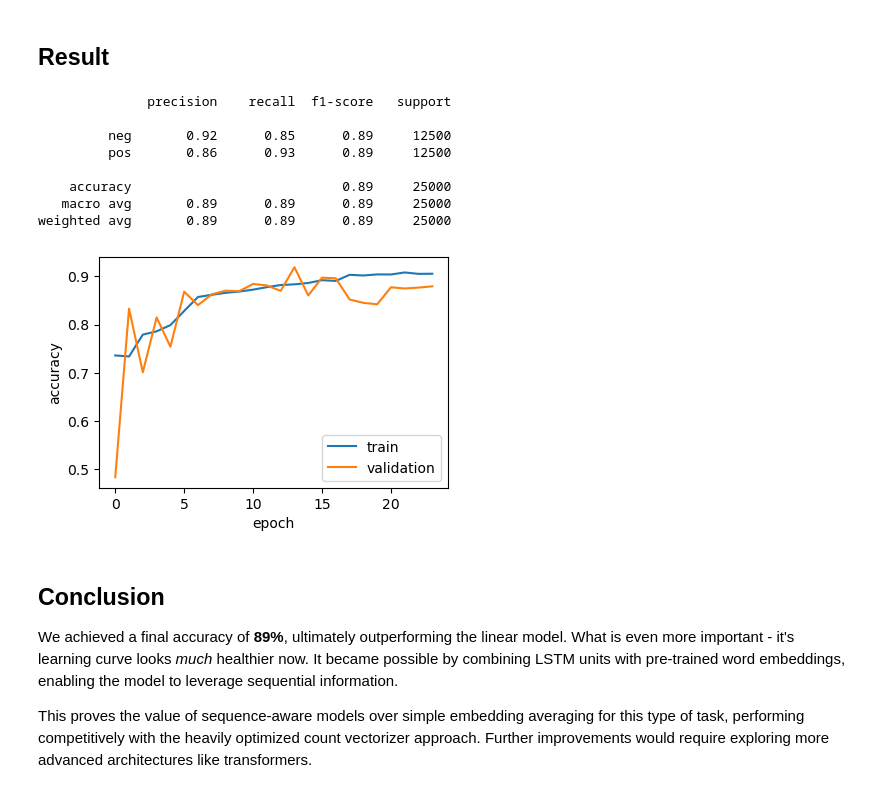
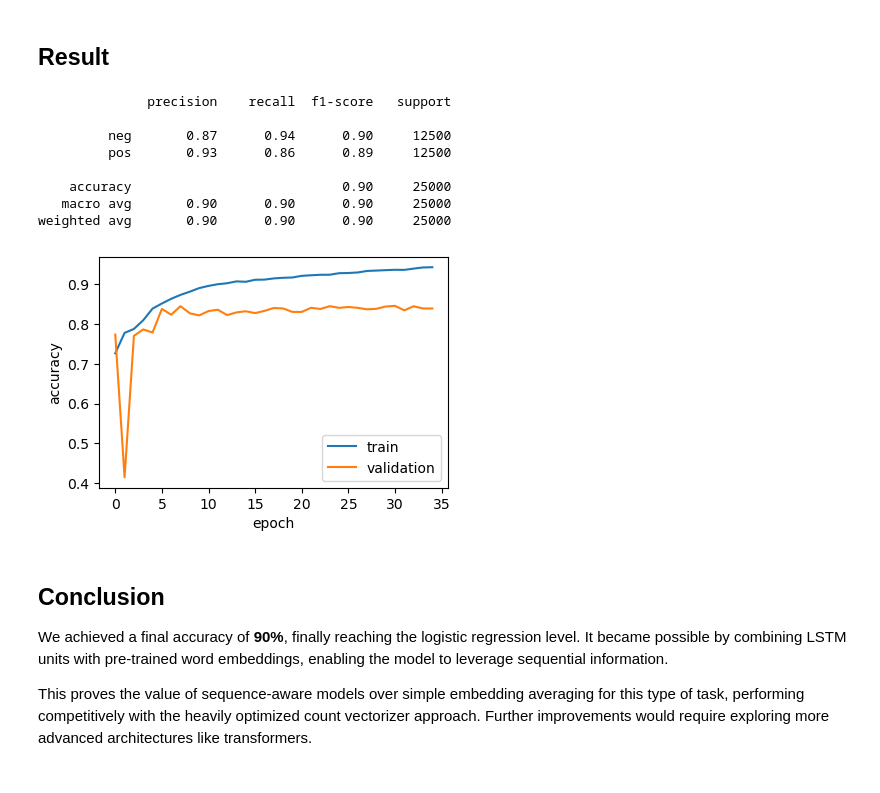
Before and after one commit to sweetpalma/mle, a Jupyter notebook: sentiment/04-lstm.ipynb, the cells around one changed output. Cells and saved outputs as stored; diff of their text form; code cells hidden in the pictures.

```diff
--- a/sentiment/04-lstm.ipynb
+++ b/sentiment/04-lstm.ipynb
@@ -117,17 +112,19 @@ from tensorflow.keras import layers, Sequential
 num_classes = len(class_names)
 set_random_seed(0)
 
+embedding = layers.Embedding(
+    weights=[embedding_matrix],
+    input_dim=embedding_matrix_shape[0],
+    output_dim=embedding_matrix_shape[1],
+    trainable=False,
+)
+
 model = Sequential([
     layers.Input(shape=(max_seq,)),
-    layers.Embedding(
-        weights=[embedding_matrix],
-        input_dim=embedding_matrix_shape[0],
-        output_dim=embedding_matrix_shape[1],
-        trainable=False,
-    ),
-    layers.Dropout(0.5),
-    layers.Bidirectional(layers.LSTM(256, dropout=0.2)),
-    layers.Dropout(0.5),
+    embedding,
+    layers.SpatialDropout1D(0.2),
+    layers.Bidirectional(layers.LSTM(128, dropout=0.3)),
+    layers.Dropout(0.45),
     layers.Dense(num_classes, activation='softmax'),
 ])
 
@@ -168,6 +159,6 @@ Now, let's compile and train our final model. This time we might start using the
 # %%
 from tensorflow import device
 with device('/GPU'):
-    model.compile(optimizer=optimizer, loss='categorical_crossentropy', metrics=['accuracy'])
-    history = model.fit(x_train, y_train_encoded, epochs=25, batch_size=64, callbacks=callbacks, validation_split=0.2)
+    model.compile(optimizer=optimizer, loss='sparse_categorical_crossentropy', metrics=['accuracy'])
+    history_base = model.fit(x_train, y_train, epochs=10, batch_size=64, validation_split=0.2)
 # %% [output]
@@ -190,0 +187,3 @@ Epoch 24/25
+# %%
+embedding.trainable = True
+optimizer = Adam(learning_rate=0.00002)
@@ -190,0 +192,4 @@ Epoch 24/25
+# %%
+with device('/GPU'):
+    model.compile(optimizer=optimizer, loss='sparse_categorical_crossentropy', metrics=['accuracy'])
+    history_tune = model.fit(x_train, y_train, epochs=25, batch_size=64, validation_split=0.2)
@@ -193,33 +216,36 @@ Epoch 24/25
 # %%
 from sklearn.metrics import classification_report
 with device('/GPU'):
-    y_pred_probs = model.predict(x_test, verbose=False)
-    y_pred_labels = np.argmax(y_pred_probs, axis=1)
-    y_true_labels = np.argmax(y_test_encoded, axis=1)
-    print(classification_report(y_true_labels, y_pred_labels, target_names=class_names))
+    y_pred_values = model.predict(x_test, verbose=False)
+    y_pred_labels = np.argmax(y_pred_values, axis=1)
+    print(classification_report(y_test, y_pred_labels, target_names=class_names))
 # %% [output]
               precision    recall  f1-score   support
 
-         neg       0.92      0.85      0.89     12500
-         pos       0.86      0.93      0.89     12500
+         neg       0.87      0.94      0.90     12500
+         pos       0.93      0.86      0.89     12500
 
-    accuracy                           0.89     25000
-   macro avg       0.89      0.89      0.89     25000
-weighted avg       0.89      0.89      0.89     25000
+    accuracy                           0.90     25000
+   macro avg       0.90      0.90      0.90     25000
+weighted avg       0.90      0.90      0.90     25000
 # %%
 import matplotlib.pyplot as plt
+
+val_accuracy = history_base.history['val_accuracy'] + history_tune.history['val_accuracy']
+accuracy = history_base.history['accuracy'] + history_tune.history['accuracy']
+
 plt.figure(figsize=(4.5, 3))
-plt.plot(history.history['accuracy'], label='train')
-plt.plot(history.history['val_accuracy'], label='validation')
+plt.plot(accuracy, label='train')
+plt.plot(val_accuracy, label='validation')
 plt.ylabel('accuracy')
 plt.xlabel('epoch')
 plt.legend(loc='lower right')
 plt.show()
 # %% [output]
-[figure, old version]
+[figure, new version]
 # %% [markdown]
 ## Conclusion
 
-We achieved a final accuracy of **89%**, ultimately outperforming the linear model. What is even more important - it's learning curve looks *much* healthier now. It became possible by combining LSTM units with pre-trained word embeddings, enabling the model to leverage sequential information.
+We achieved a final accuracy of **90%**, finally reaching the logistic regression level. It became possible by combining LSTM units with pre-trained word embeddings, enabling the model to leverage sequential information.
 
 This proves the value of sequence-aware models over simple embedding averaging for this type of task, performing competitively with the heavily optimized count vectorizer approach. Further improvements would require exploring more advanced architectures like transformers.
```
Also changed, not shown: parts of 12 cells of this notebook, 3 other files.
